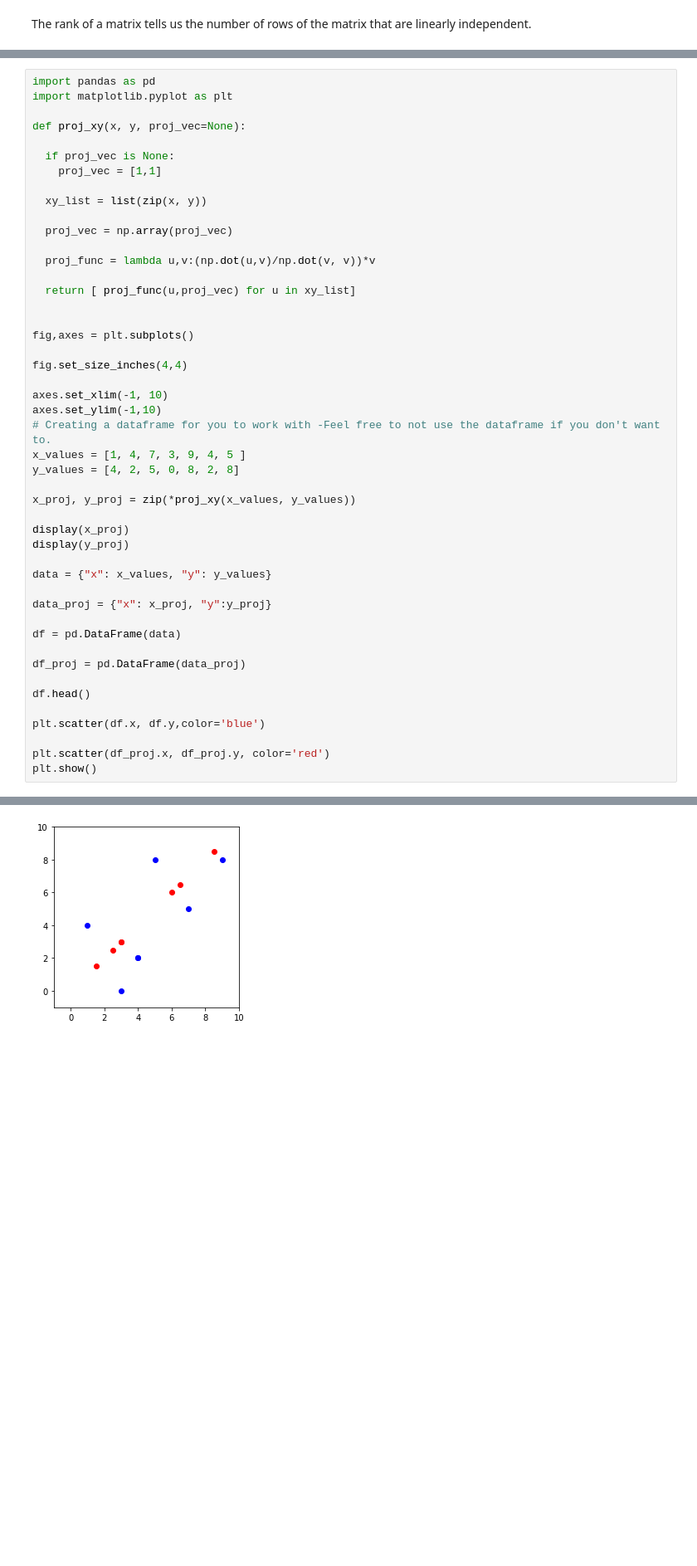
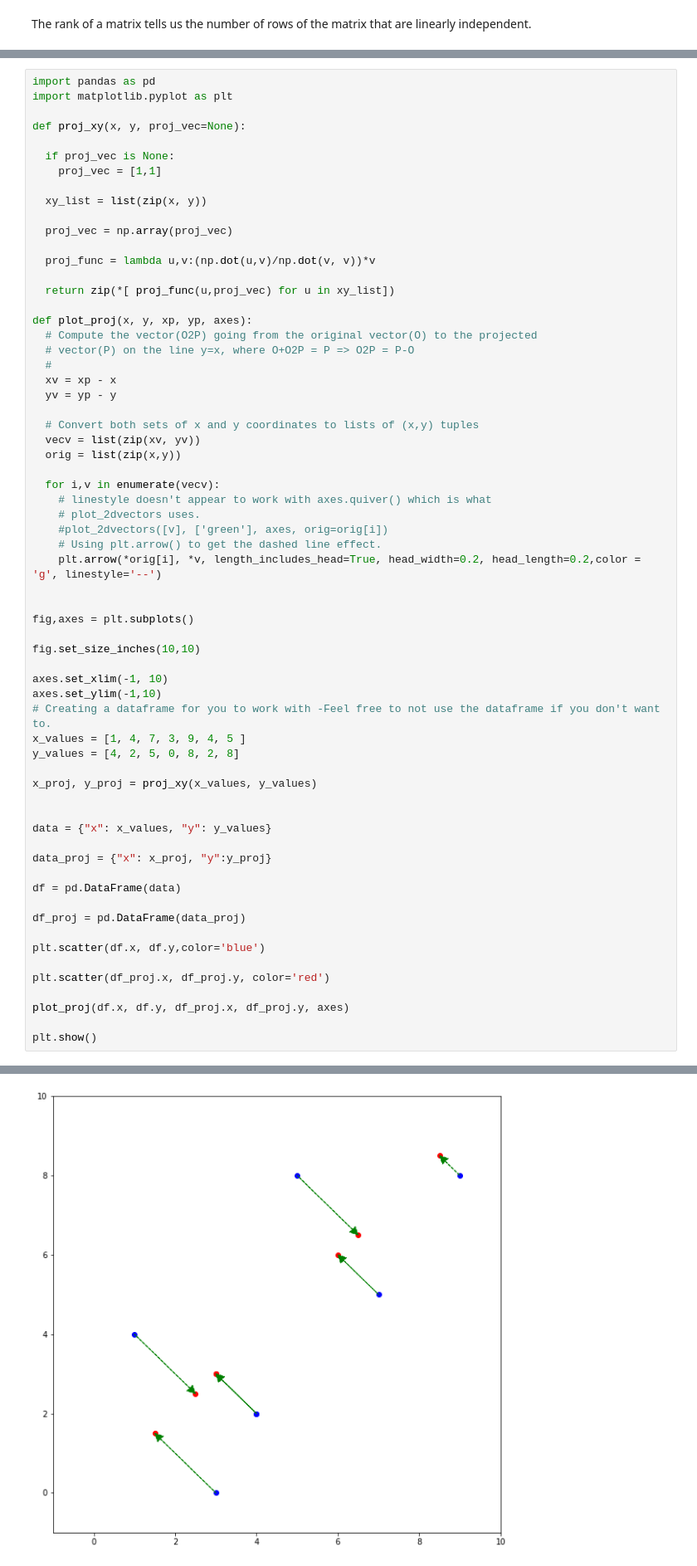
Before and after one commit to nsriniva/DS-Unit-1-Sprint-3-Linear-Algebra, a Jupyter notebook: module2-intermediate-linear-algebra/LS_DS_132_Intermediate_Linear_Algebra_Assignment.ipynb, the cells around one changed output, grey strips where cells are left out. Shown: that part at 83% size. Drawn from its saved outputs; the diff is of its cells as text; blank space fills up the shorter version.

```diff
--- a/module2-intermediate-linear-algebra/LS_DS_132_Intermediate_Linear_Algebra_Assignment.ipynb
+++ b/module2-intermediate-linear-algebra/LS_DS_132_Intermediate_Linear_Algebra_Assignment.ipynb
@@ -550,12 +548,30 @@ def proj_xy(x, y, proj_vec=None):
 
   proj_func = lambda u,v:(np.dot(u,v)/np.dot(v, v))*v
 
-  return [ proj_func(u,proj_vec) for u in xy_list]
+  return zip(*[ proj_func(u,proj_vec) for u in xy_list])
+
+def plot_proj(x, y, xp, yp, axes):
+  # Compute the vector(O2P) going from the original vector(O) to the projected
+  # vector(P) on the line y=x, where O+O2P = P => O2P = P-O
+  #
+  xv = xp - x
+  yv = yp - y
+
+  # Convert both sets of x and y coordinates to lists of (x,y) tuples
+  vecv = list(zip(xv, yv))
+  orig = list(zip(x,y))
+
+  for i,v in enumerate(vecv):
+    # linestyle doesn't appear to work with axes.quiver() which is what
+    # plot_2dvectors uses.
+    #plot_2dvectors([v], ['green'], axes, orig=orig[i])
+    # Using plt.arrow() to get the dashed line effect.
+    plt.arrow(*orig[i], *v, length_includes_head=True, head_width=0.2, head_length=0.2,color = 'g', linestyle='--')
 
 
 fig,axes = plt.subplots()
 
-fig.set_size_inches(4,4)
+fig.set_size_inches(10,10)
 
 axes.set_xlim(-1, 10)
 axes.set_ylim(-1,10)
@@ -563,10 +579,8 @@ axes.set_ylim(-1,10)
 x_values = [1, 4, 7, 3, 9, 4, 5 ]
 y_values = [4, 2, 5, 0, 8, 2, 8]
 
-x_proj, y_proj = zip(*proj_xy(x_values, y_values))
+x_proj, y_proj = proj_xy(x_values, y_values)
 
-display(x_proj)
-display(y_proj)
 
 data = {"x": x_values, "y": y_values}
 
@@ -576,10 +590,11 @@ df = pd.DataFrame(data)
 
 df_proj = pd.DataFrame(data_proj)
 
-df.head()
-
 plt.scatter(df.x, df.y,color='blue')
 
 plt.scatter(df_proj.x, df_proj.y, color='red')
+
+plot_proj(df.x, df.y, df_proj.x, df_proj.y, axes)
+
 plt.show()
 # %% [output]
@@ -588 +601 @@ plt.show()
-[figure, old version]
+[figure, new version]
```
Also changed, not shown: parts of 2 cells of this notebook.
